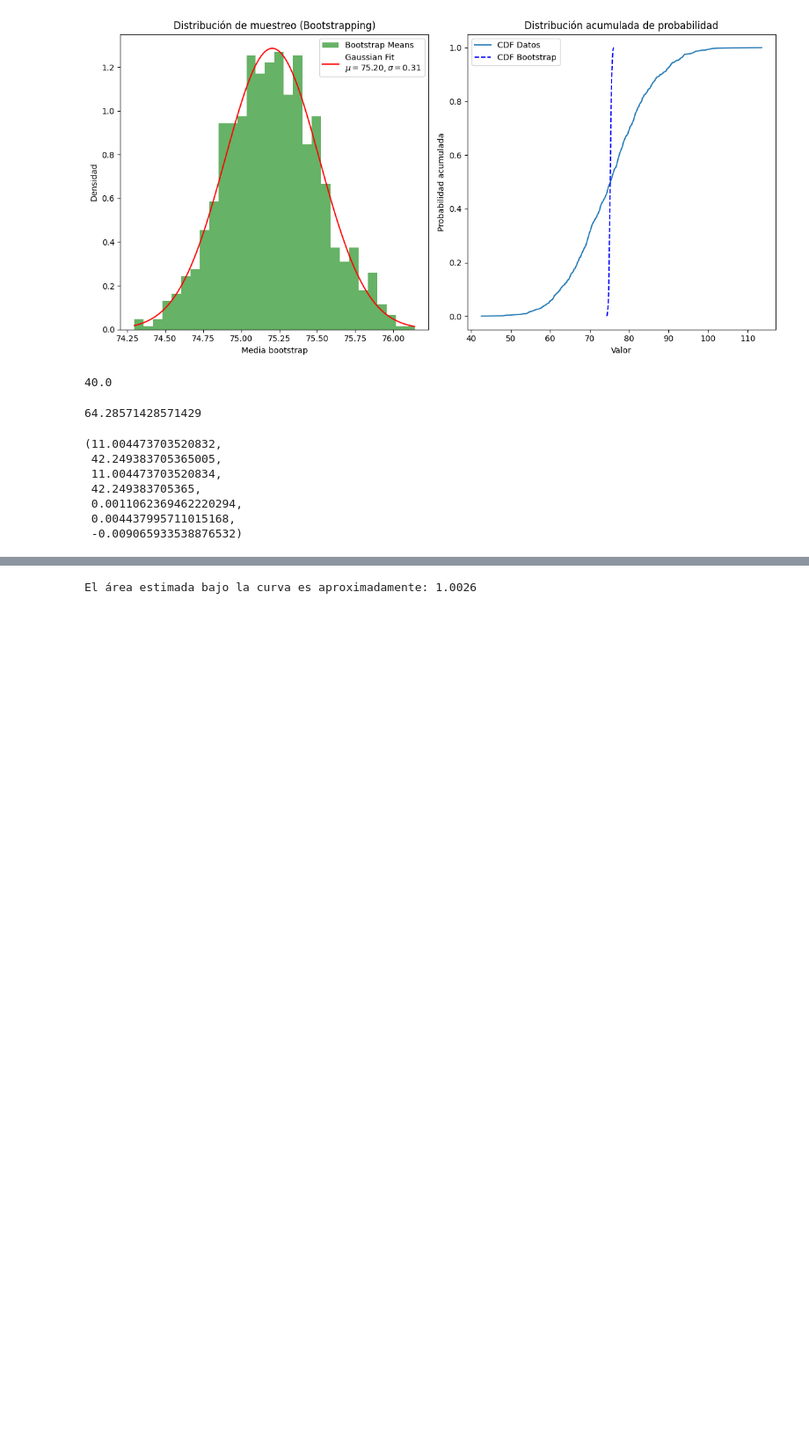
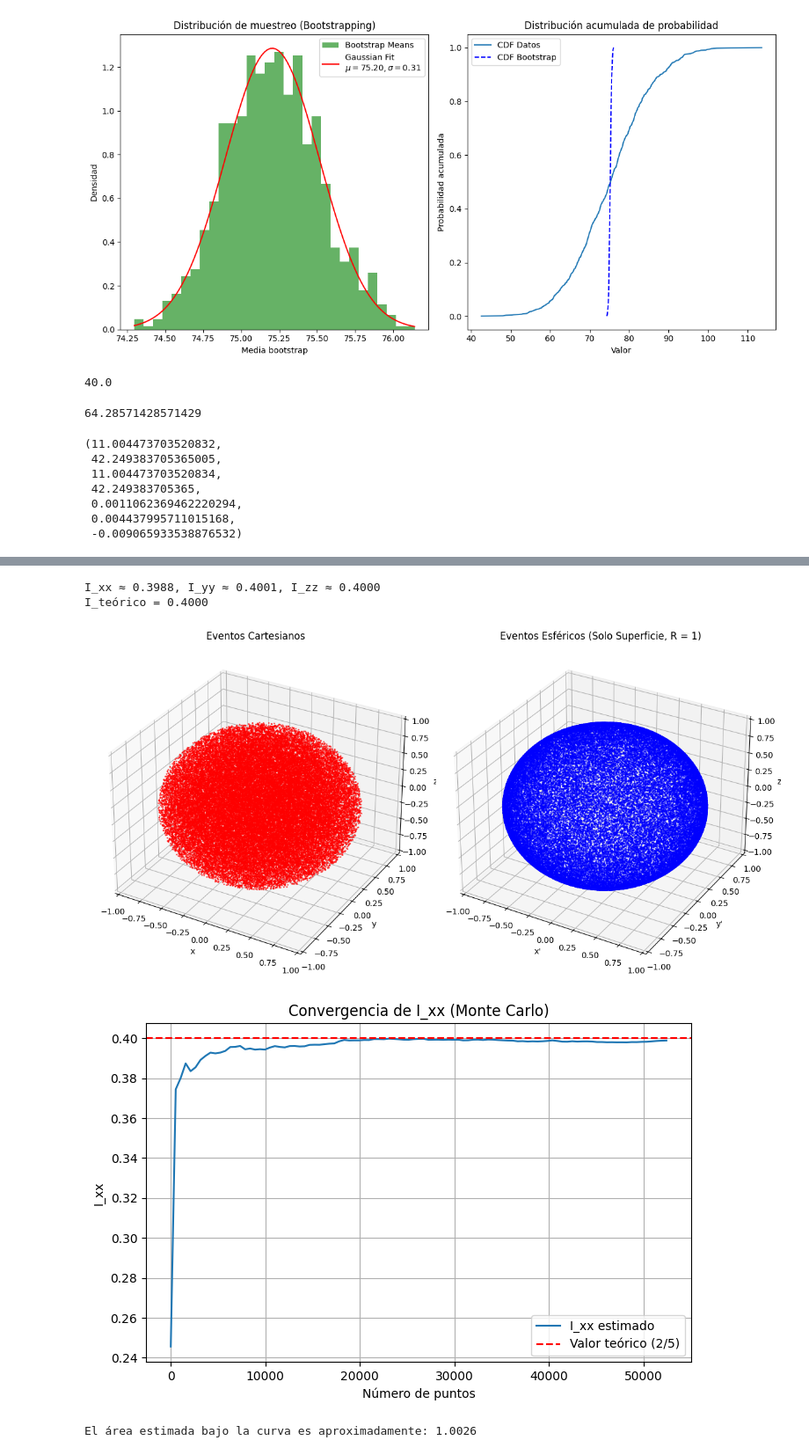
Before and after one commit to GabrielRamirezs/Metodos1_KarenQuevedo_GabrielRamirez, a Jupyter notebook: tarea6.ipynb, the cells around one changed output, grey strips where cells are left out. Shown at 88% size. Drawn from its saved outputs; the diff is of its cells as text; code cells hidden in the pictures; blank space fills up the shorter version.

```diff
--- a/tarea6.ipynb
+++ b/tarea6.ipynb
@@ -628,3 +462,80 @@ I_theoretical = 0.4
+# %%
+#Ejercicios Método de MonteCarlo
+#6
+import numpy as np
+import matplotlib.pyplot as plt
+
+N = 100000
+R = 1
+rho = 1
+
+x = np.random.uniform(-R, R, N)
+y = np.random.uniform(-R, R, N)
+z = np.random.uniform(-R, R, N)
+
+mask = x**2 + y**2 + z**2 <= R**2
+x, y, z = x[mask], y[mask], z[mask]
+N_inside = len(x)
+
+I_xx = (rho / N_inside) * np.sum(y**2 + z**2)
+I_yy = (rho / N_inside) * np.sum(x**2 + z**2)
+I_zz = (rho / N_inside) * np.sum(x**2 + y**2)
+I_xy = -(rho / N_inside) * np.sum(x * y)
+
+I_theoretical = (2 / 5) * rho * R**2
+
+print(f"I_xx ≈ {I_xx:.4f}, I_yy ≈ {I_yy:.4f}, I_zz ≈ {I_zz:.4f}")
+print(f"I_teórico = {I_theoretical:.4f}")
+
+fig = plt.figure(figsize=(12, 6))
+
+ax1 = fig.add_subplot(121, projection="3d")
+ax1.scatter(x, y, z, color="red", alpha=0.6, s=1)
+ax1.set_title("Eventos Cartesianos")
+ax1.set_xlabel("x")
+ax1.set_ylabel("y")
+ax1.set_zlabel("z")
+ax1.set_xlim([-R, R])
+ax1.set_ylim([-R, R])
+ax1.set_zlim([-R, R])
+
+phi = np.random.uniform(0, 2 * np.pi, N_inside)
+cos_theta = np.random.uniform(-1, 1, N_inside)
+theta = np.arccos(cos_theta)
+
+x_surface = R * np.sin(theta) * np.cos(phi)
+y_surface = R * np.sin(theta) * np.sin(phi)
+z_surface = R * np.cos(theta)
+
+ax2 = fig.add_subplot(122, projection="3d")
+ax2.scatter(x_surface, y_surface, z_surface, color="blue", alpha=0.6, s=1)
+ax2.set_title("Eventos Esféricos (Solo Superficie, R = 1)")
+ax2.set_xlabel("x'")
+ax2.set_ylabel("y'")
+ax2.set_zlabel("z'")
+ax2.set_xlim([-1, 1])
+ax2.set_ylim([-1, 1])
+ax2.set_zlim([-1, 1])
+
+plt.tight_layout()
+plt.show()
+
+I_xx_convergence = [np.mean(y[:i]**2 + z[:i]**2) for i in range(1, N_inside, N_inside // 100)]
+
+plt.figure(figsize=(8, 5))
+plt.plot(range(1, N_inside, N_inside // 100), I_xx_convergence, label="I_xx estimado")
+plt.axhline(I_theoretical, color="red", linestyle="--", label="Valor teórico (2/5)")
+plt.xlabel("Número de puntos")
+plt.ylabel("I_xx")
+plt.title("Convergencia de I_xx (Monte Carlo)")
+plt.legend()
+plt.grid()
+plt.show()
+# %% [output]
+I_xx ≈ 0.3988, I_yy ≈ 0.4001, I_zz ≈ 0.4000
+I_teórico = 0.4000
+[figure, added]
+[figure, added]
 # %%
 #9
 import numpy as np
```
Also changed, not shown: parts of 4 cells of this notebook.
